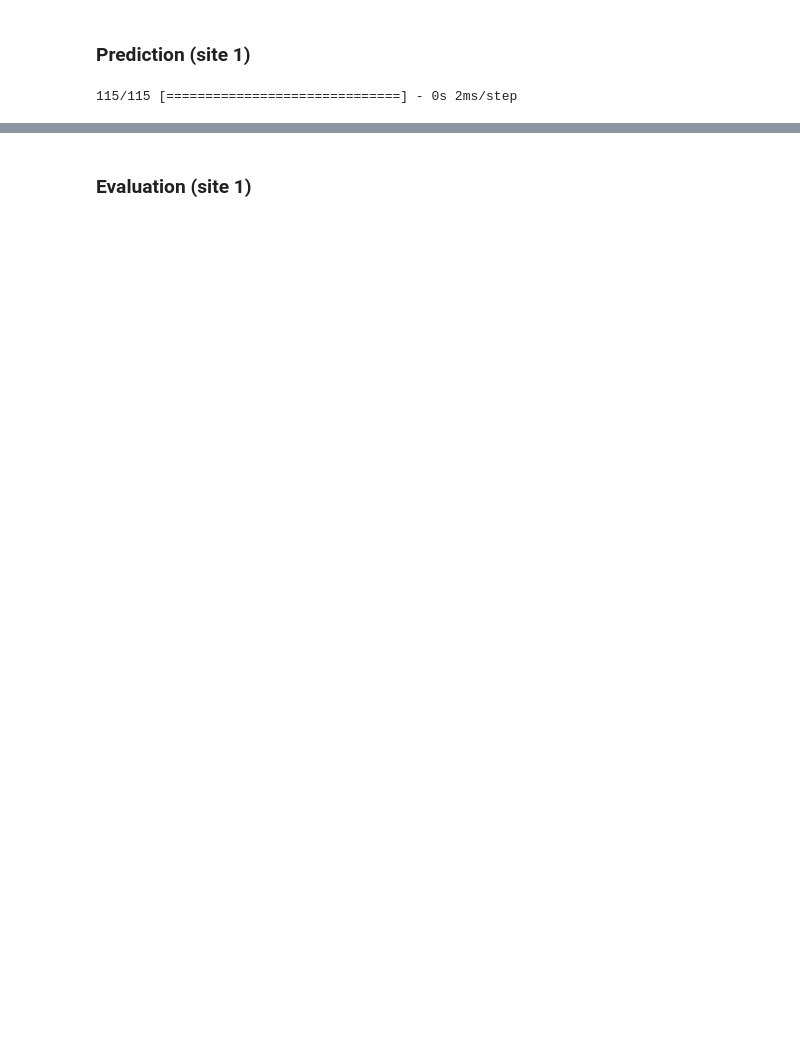
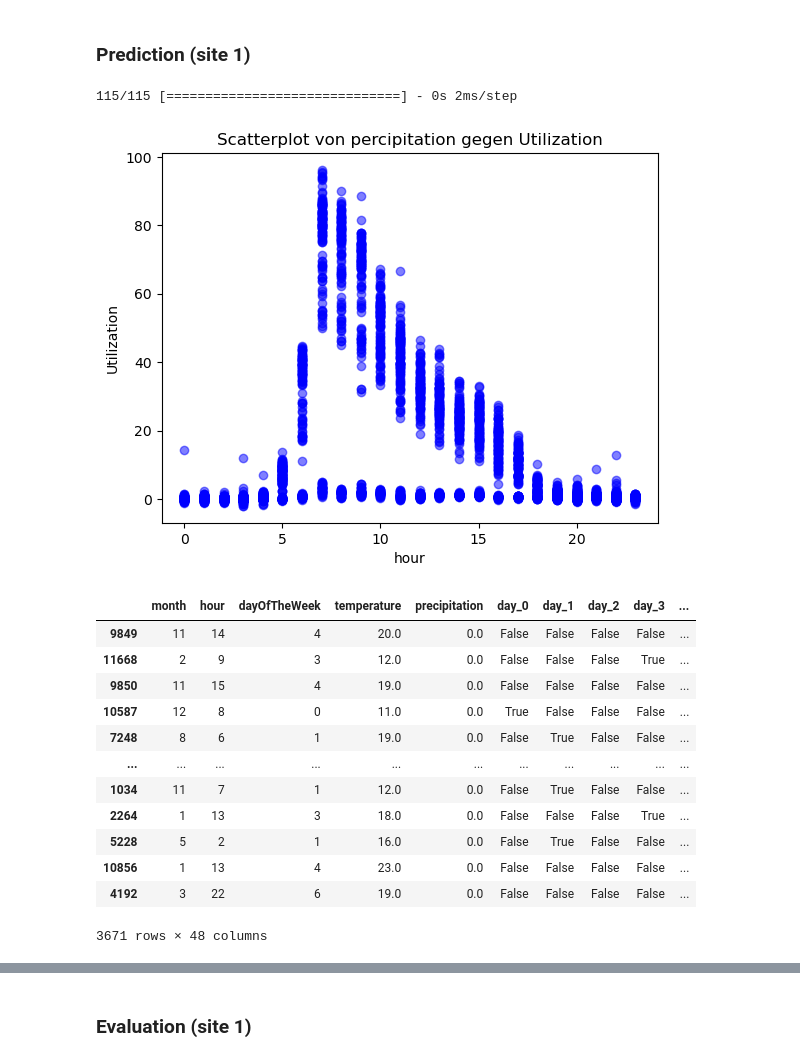
Before and after one commit to linusslange/AnalyticsAndApplications, a Jupyter notebook: UtilizationPredictionNeuralNetwort.ipynb, the cells around one changed output, grey strips where cells are left out. Saved outputs shown, nothing was run; the diff lists cells and outputs as text; code cells hidden in the pictures; blank space fills up the shorter version.

```diff
--- a/UtilizationPredictionNeuralNetwort.ipynb
+++ b/UtilizationPredictionNeuralNetwort.ipynb
@@ -130,3 +144,29 @@ Epoch 20/20
 y_pred_site1 = model_site1.predict(X_test_site1)
 # %% [output]
 115/115 [==============================] - 0s 2ms/step
+# %%
+hour = X_test_site1_original["hour"]
+utilization = y_pred_site1
+
+# Scatterplot erstellen
+plt.scatter(hour, utilization, color='blue', alpha=0.5)
+plt.title('Scatterplot von percipitation gegen Utilization')
+plt.xlabel('hour')
+plt.ylabel('Utilization')
+plt.show()
+X_test_site1_original
+# %% [output]
+[figure, added]
+|  | month | hour | dayOfTheWeek | temperature | precipitation | day_0 | day_1 | day_2 | day_3 | ... |
+| 9849 | 11 | 14 | 4 | 20.0 | 0.0 | False | False | False | False | ... |
+| 11668 | 2 | 9 | 3 | 12.0 | 0.0 | False | False | False | True | ... |
+| 9850 | 11 | 15 | 4 | 19.0 | 0.0 | False | False | False | False | ... |
+| 10587 | 12 | 8 | 0 | 11.0 | 0.0 | True | False | False | False | ... |
+| 7248 | 8 | 6 | 1 | 19.0 | 0.0 | False | True | False | False | ... |
+| ... | ... | ... | ... | ... | ... | ... | ... | ... | ... | ... |
+| 1034 | 11 | 7 | 1 | 12.0 | 0.0 | False | True | False | False | ... |
+| 2264 | 1 | 13 | 3 | 18.0 | 0.0 | False | False | False | True | ... |
+| 5228 | 5 | 2 | 1 | 16.0 | 0.0 | False | True | False | False | ... |
+| 10856 | 1 | 13 | 4 | 23.0 | 0.0 | False | False | False | False | ... |
+| 4192 | 3 | 22 | 6 | 19.0 | 0.0 | False | False | False | False | ... |
+3671 rows × 48 columns
```
Also changed, not shown: parts of 6 cells of this notebook, 1 other file.
